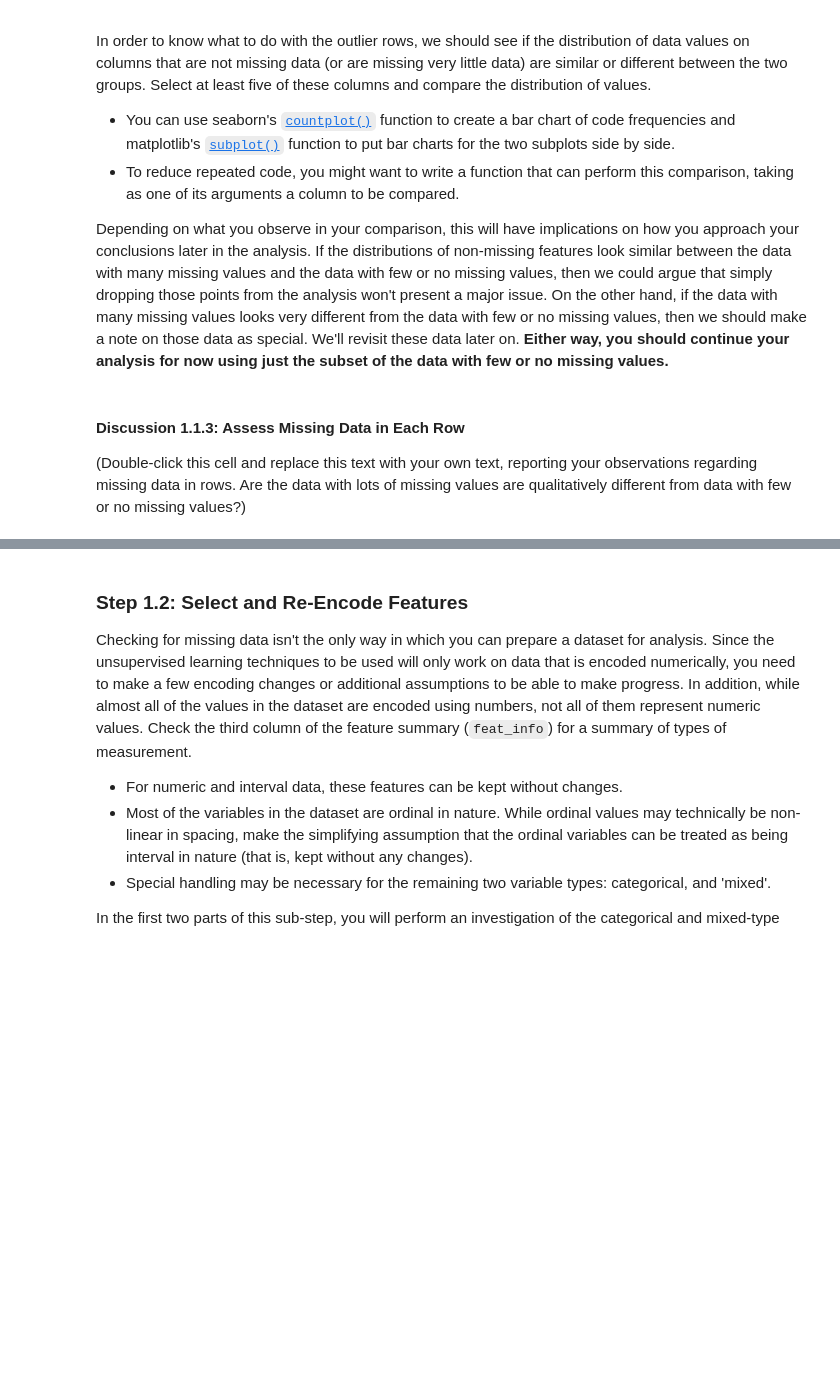
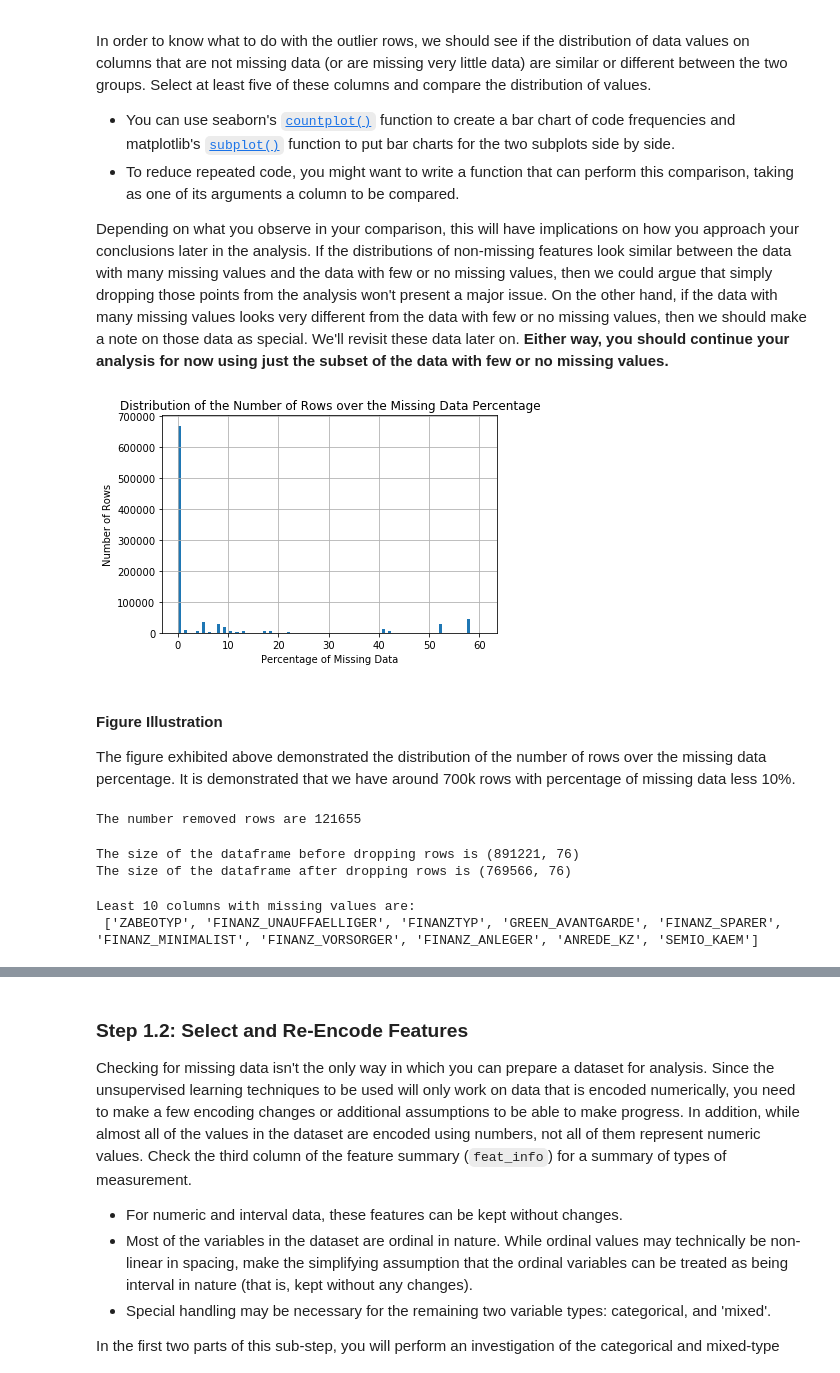
Before and after one commit to ahmedag91/Customer-Segmentation-Using-ML, a Jupyter notebook: Identify_Customer_Segments.ipynb, the cells around one changed output, grey strips where cells are left out. Cells and saved outputs as stored; diff of their text form; code cells hidden in the pictures; blank space fills up the shorter version.

```diff
--- a/Identify_Customer_Segments.ipynb
+++ b/Identify_Customer_Segments.ipynb
@@ -255,13 +252,45 @@ In order to know what to do with the outlier rows, we should see if the distribu
 Depending on what you observe in your comparison, this will have implications on how you approach your conclusions later in the analysis. If the distributions of non-missing features look similar between the data with many missing values and the data with few or no missing values, then we could argue that simply dropping those points from the analysis won't present a major issue. On the other hand, if the data with many missing values looks very different from the data with few or no missing values, then we should make a note on those data as special. We'll revisit these data later on. **Either way, you should continue your analysis for now using just the subset of the data with few or no missing values.**
 # %%
 # How much data is missing in each row of the dataset?
+miss_val_pct_rows = azdias.isnull().sum(axis=1).sort_values(ascending=False)*100/azdias.shape[1]
+# %%
+# Plot the histogram
+fig, ax = plt.subplots()
+ax.hist(miss_val_pct_rows, bins=100)
+ax.set_xlabel("Percentage of Missing Data")
+ax.set_ylabel("Number of Rows")
+ax.set_title("Distribution of the Number of Rows over the Missing Data Percentage")
+plt.grid()
+# %% [output]
+[figure, added]
+# %% [markdown]
+#### Figure Illustration
+
+The figure exhibited above demonstrated the distribution of the number of rows over the missing data percentage. It is demonstrated that we have around 700k rows with percentage of missing data less 10%.
 # %%
 # Write code to divide the data into two subsets based on the number of missing
 # values in each row.
+# Define the thresholding percentage of rows. Here we choose 10%
+thresh_rows = 10
+rows_drop = list(miss_val_pct_rows[miss_val_pct_rows>thresh_rows].index)
+print('The number removed rows are', len(rows_drop))
+# %% [output]
+The number removed rows are 121655
+# %%
+# Here we drop the rows with higher than 10% percent of the missing data
+print('The size of the dataframe before dropping rows is',azdias.shape)
+azdias.drop(index = rows_drop, axis=1, inplace=True)
+print('The size of the dataframe after dropping rows is',azdias.shape)
+# %% [output]
+The size of the dataframe before dropping rows is (891221, 76)
+The size of the dataframe after dropping rows is (769566, 76)
 # %%
 # Compare the distribution of values for at least five columns where there are
 # no or few missing values, between the two subsets.
+# Here we choose 5 cols
+num_of_cols = 10
+least_pct_miss_cols = list(miss_val_pct_cols.sort_values(ascending = True).index)[:num_of_cols]
+print('Least {} columns with missing values are:\n'.format(num_of_cols), least_pct_miss_cols)
+# %% [output]
+Least 10 columns with missing values are:
+ ['ZABEOTYP', 'FINANZ_UNAUFFAELLIGER', 'FINANZTYP', 'GREEN_AVANTGARDE', 'FINANZ_SPARER', 'FINANZ_MINIMALIST', 'FINANZ_VORSORGER', 'FINANZ_ANLEGER', 'ANREDE_KZ', 'SEMIO_KAEM']
-# %% [markdown]
-#### Discussion 1.1.3: Assess Missing Data in Each Row
-
-(Double-click this cell and replace this text with your own text, reporting your observations regarding missing data in rows. Are the data with lots of missing values are qualitatively different from data with few or no missing values?)
```
Also changed, not shown: parts of 13 cells of this notebook.
